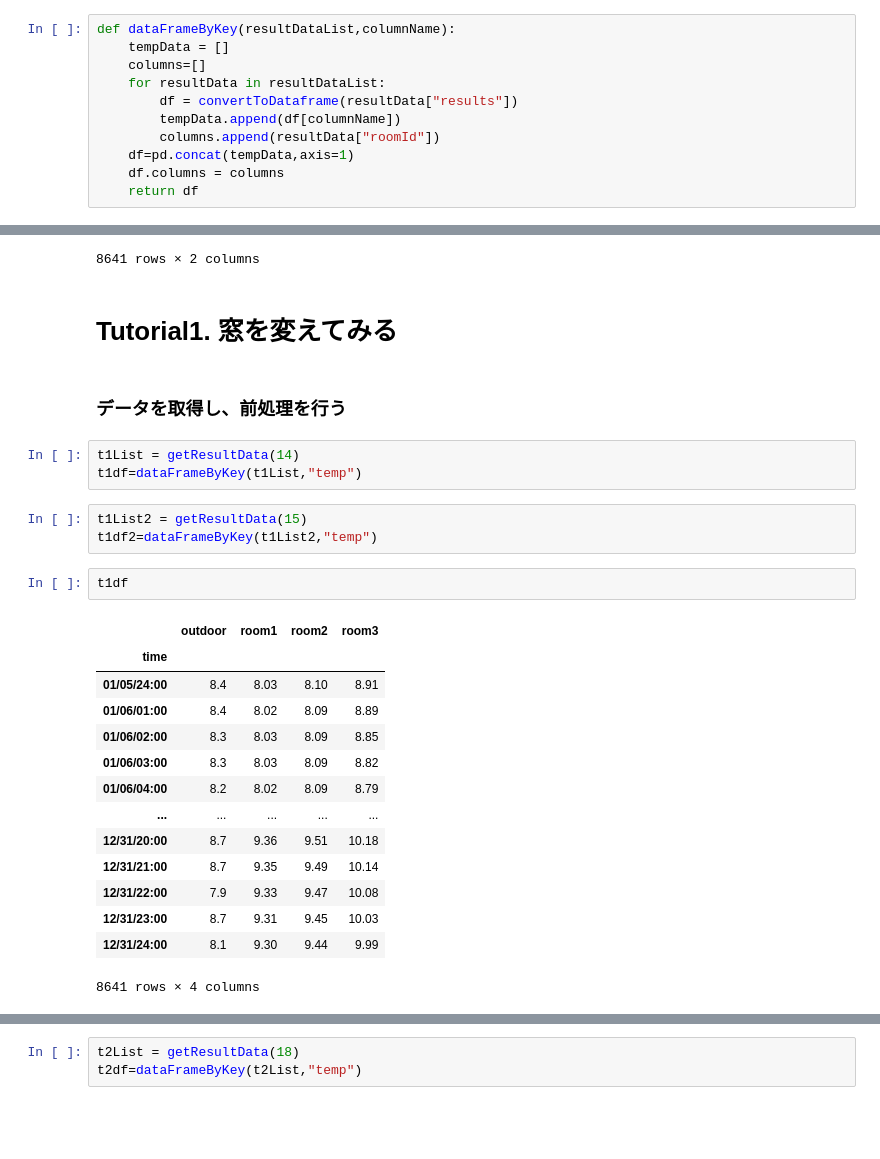
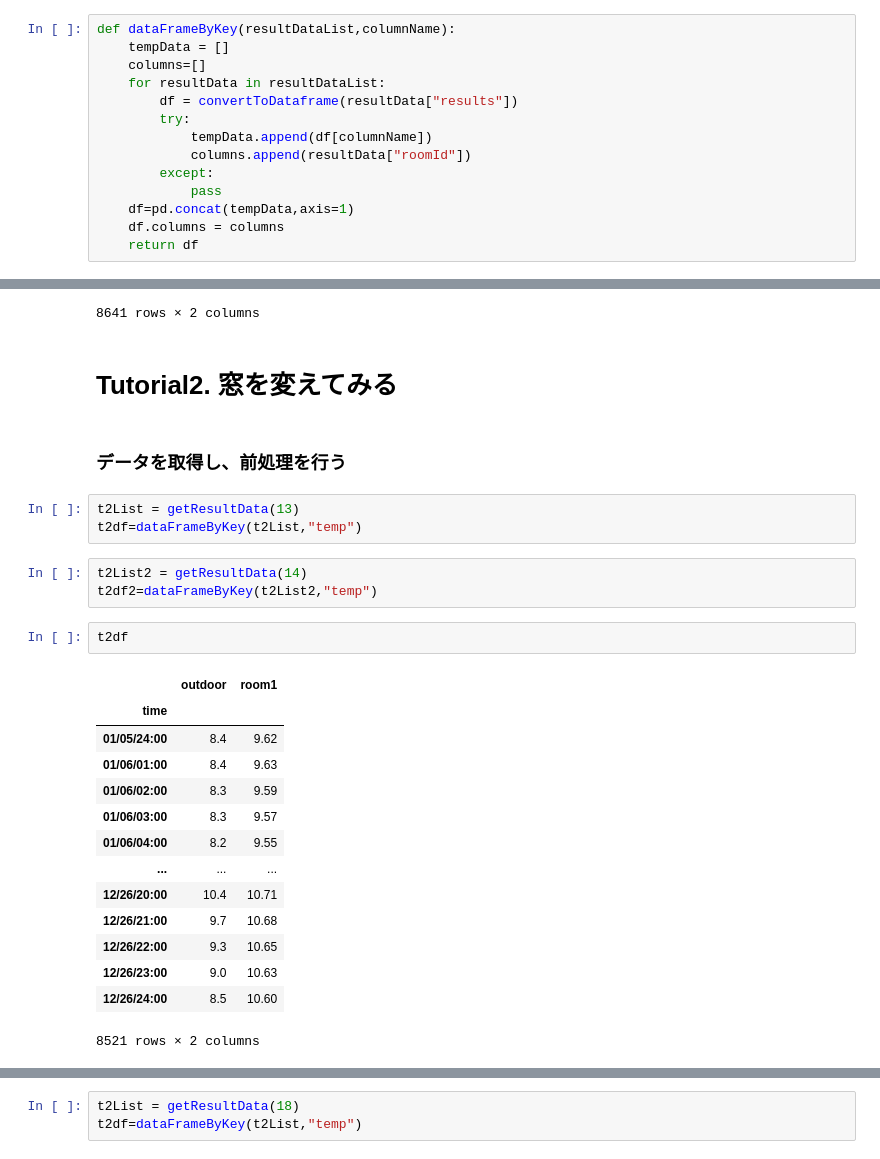
Before and after one commit to katsuya0719/therb-notebook, a Jupyter notebook: 時系列データ分析.ipynb, the cells around one changed output, grey strips where cells are left out. Cells and saved outputs as stored; diff of their text form; blank space fills up the shorter version.

```diff
--- a/時系列データ分析.ipynb
+++ b/時系列データ分析.ipynb
@@ -65,8 +71,11 @@ def dataFrameByKey(resultDataList,columnName):
     columns=[]
     for resultData in resultDataList:
         df = convertToDataframe(resultData["results"])
-        tempData.append(df[columnName])
-        columns.append(resultData["roomId"])
+        try:
+            tempData.append(df[columnName])
+            columns.append(resultData["roomId"])
+        except:
+            pass
     df=pd.concat(tempData,axis=1)
     df.columns = columns
     return df
@@ -368,30 +439,30 @@ test
 8641 rows × 2 columns
 # %% [markdown]
 <a id='section_1'></a>
-# Tutorial1. 窓を変えてみる
+# Tutorial2. 窓を変えてみる
 # %% [markdown]
 ### データを取得し、前処理を行う
 # %%
-t1List = getResultData(14)
-t1df=dataFrameByKey(t1List,"temp")
+t2List = getResultData(13)
+t2df=dataFrameByKey(t2List,"temp")
 # %%
-t1List2 = getResultData(15)
-t1df2=dataFrameByKey(t1List2,"temp")
+t2List2 = getResultData(14)
+t2df2=dataFrameByKey(t2List2,"temp")
 # %%
-t1df
+t2df
 # %% [output]
-|  | outdoor | room1 | room2 | room3 |
-| time |  |  |  |  |
-| 01/05/24:00 | 8.4 | 8.03 | 8.10 | 8.91 |
-| 01/06/01:00 | 8.4 | 8.02 | 8.09 | 8.89 |
-| 01/06/02:00 | 8.3 | 8.03 | 8.09 | 8.85 |
-| 01/06/03:00 | 8.3 | 8.03 | 8.09 | 8.82 |
-| 01/06/04:00 | 8.2 | 8.02 | 8.09 | 8.79 |
-| ... | ... | ... | ... | ... |
-| 12/31/20:00 | 8.7 | 9.36 | 9.51 | 10.18 |
-| 12/31/21:00 | 8.7 | 9.35 | 9.49 | 10.14 |
-| 12/31/22:00 | 7.9 | 9.33 | 9.47 | 10.08 |
-| 12/31/23:00 | 8.7 | 9.31 | 9.45 | 10.03 |
-| 12/31/24:00 | 8.1 | 9.30 | 9.44 | 9.99 |
+|  | outdoor | room1 |
+| time |  |  |
+| 01/05/24:00 | 8.4 | 9.62 |
+| 01/06/01:00 | 8.4 | 9.63 |
+| 01/06/02:00 | 8.3 | 9.59 |
+| 01/06/03:00 | 8.3 | 9.57 |
+| 01/06/04:00 | 8.2 | 9.55 |
+| ... | ... | ... |
+| 12/26/20:00 | 10.4 | 10.71 |
+| 12/26/21:00 | 9.7 | 10.68 |
+| 12/26/22:00 | 9.3 | 10.65 |
+| 12/26/23:00 | 9.0 | 10.63 |
+| 12/26/24:00 | 8.5 | 10.60 |
-8641 rows × 4 columns
+8521 rows × 2 columns
 # %%
```
Also changed, not shown: parts of 69 cells of this notebook.
